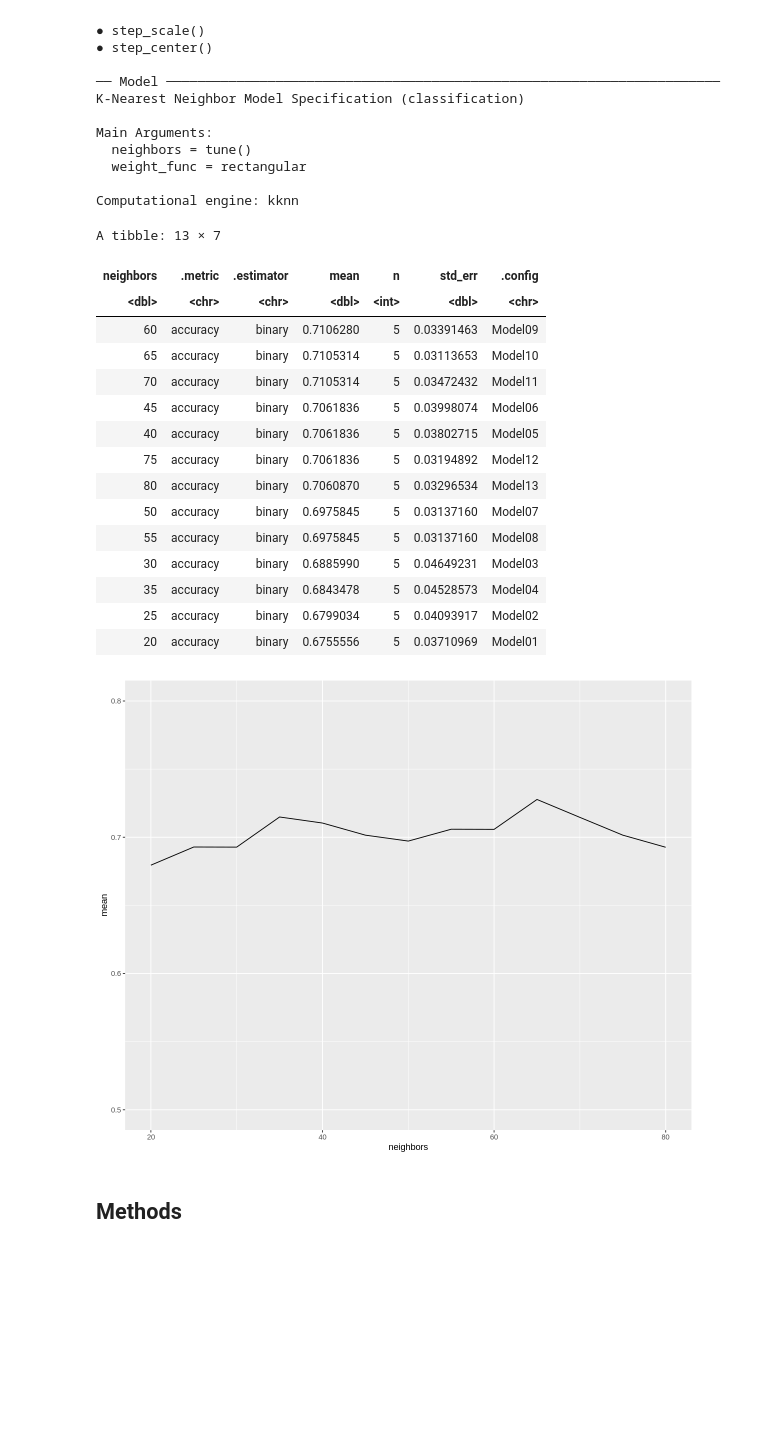
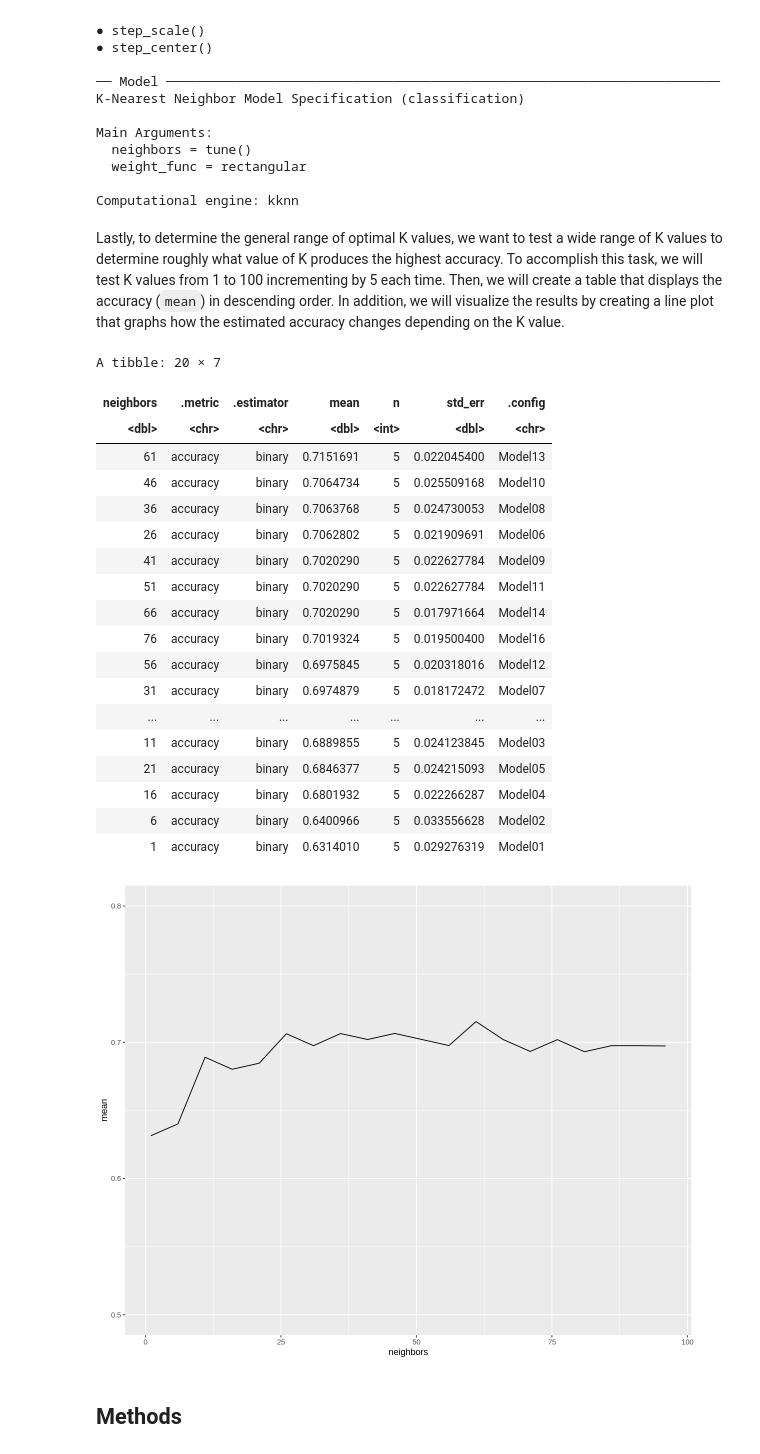
Before and after one commit to jamiema1/Predicting-Heart-Disease-with-KNN-Algorithm, a Jupyter notebook: final_report.ipynb, the cells around one changed output. Drawn from its saved outputs; the diff is of its cells as text; code cells hidden in the pictures; blank space fills up the shorter version.

```diff
--- a/final_report.ipynb
+++ b/final_report.ipynb
@@ -300,5 +298,7 @@ Lastly, to determine the general range of optimal K values, we want to test all
+# %% [markdown]
+Lastly, to determine the general range of optimal K values, we want to test a wide range of K values to determine roughly what value of K produces the highest accuracy. To accomplish this task, we will test K values from 1 to 100 incrementing by 5 each time. Then, we will create a table that displays the accuracy (`mean`) in descending order. In addition, we will visualize the results by creating a line plot that graphs how the estimated accuracy changes depending on the K value.
 # %%
-gridvals <- tibble(neighbors = seq(from = 20, to = 80, by = 5))
+gridvals <- tibble(neighbors = seq(from = 1, to = 100, by = 5))
 
 heart_results <- heart_workflow %>%
     tune_grid(resamples = heart_vfold, grid = gridvals) %>%
@@ -307,30 +307,33 @@ heart_results <- heart_workflow %>%
     arrange(desc(mean))
 heart_results
 # %% [output]
-A tibble: 13 × 7
+A tibble: 20 × 7
 | neighbors | .metric | .estimator | mean | n | std_err | .config |
 | <dbl> | <chr> | <chr> | <dbl> | <int> | <dbl> | <chr> |
-| 60 | accuracy | binary | 0.7106280 | 5 | 0.03391463 | Model09 |
-| 65 | accuracy | binary | 0.7105314 | 5 | 0.03113653 | Model10 |
-| 70 | accuracy | binary | 0.7105314 | 5 | 0.03472432 | Model11 |
-| 45 | accuracy | binary | 0.7061836 | 5 | 0.03998074 | Model06 |
-| 40 | accuracy | binary | 0.7061836 | 5 | 0.03802715 | Model05 |
-| 75 | accuracy | binary | 0.7061836 | 5 | 0.03194892 | Model12 |
-| 80 | accuracy | binary | 0.7060870 | 5 | 0.03296534 | Model13 |
-| 50 | accuracy | binary | 0.6975845 | 5 | 0.03137160 | Model07 |
-| 55 | accuracy | binary | 0.6975845 | 5 | 0.03137160 | Model08 |
-| 30 | accuracy | binary | 0.6885990 | 5 | 0.04649231 | Model03 |
-| 35 | accuracy | binary | 0.6843478 | 5 | 0.04528573 | Model04 |
-| 25 | accuracy | binary | 0.6799034 | 5 | 0.04093917 | Model02 |
-| 20 | accuracy | binary | 0.6755556 | 5 | 0.03710969 | Model01 |
+| 61 | accuracy | binary | 0.7151691 | 5 | 0.022045400 | Model13 |
+| 46 | accuracy | binary | 0.7064734 | 5 | 0.025509168 | Model10 |
+| 36 | accuracy | binary | 0.7063768 | 5 | 0.024730053 | Model08 |
+| 26 | accuracy | binary | 0.7062802 | 5 | 0.021909691 | Model06 |
+| 41 | accuracy | binary | 0.7020290 | 5 | 0.022627784 | Model09 |
+| 51 | accuracy | binary | 0.7020290 | 5 | 0.022627784 | Model11 |
+| 66 | accuracy | binary | 0.7020290 | 5 | 0.017971664 | Model14 |
+| 76 | accuracy | binary | 0.7019324 | 5 | 0.019500400 | Model16 |
+| 56 | accuracy | binary | 0.6975845 | 5 | 0.020318016 | Model12 |
+| 31 | accuracy | binary | 0.6974879 | 5 | 0.018172472 | Model07 |
+| ... | ... | ... | ... | ... | ... | ... |
+| 11 | accuracy | binary | 0.6889855 | 5 | 0.024123845 | Model03 |
+| 21 | accuracy | binary | 0.6846377 | 5 | 0.024215093 | Model05 |
+| 16 | accuracy | binary | 0.6801932 | 5 | 0.022266287 | Model04 |
+| 6 | accuracy | binary | 0.6400966 | 5 | 0.033556628 | Model02 |
+| 1 | accuracy | binary | 0.6314010 | 5 | 0.029276319 | Model01 |
 # %%
 options(repr.plot.width = 10, repr.plot.height = 8)
-plot <- ggplot(result, aes(x=neighbors, y= mean)) +
+plot <- ggplot(heart_results, aes(x=neighbors, y= mean)) +
     geom_line() +
     ylim(0.5,.8)
 plot
 # %% [output]
-[figure, old version]
+[figure, new version]
 # %% [markdown]
 ## Methods
 # %% [markdown]
```
Also changed, not shown: parts of 2 cells of this notebook.
